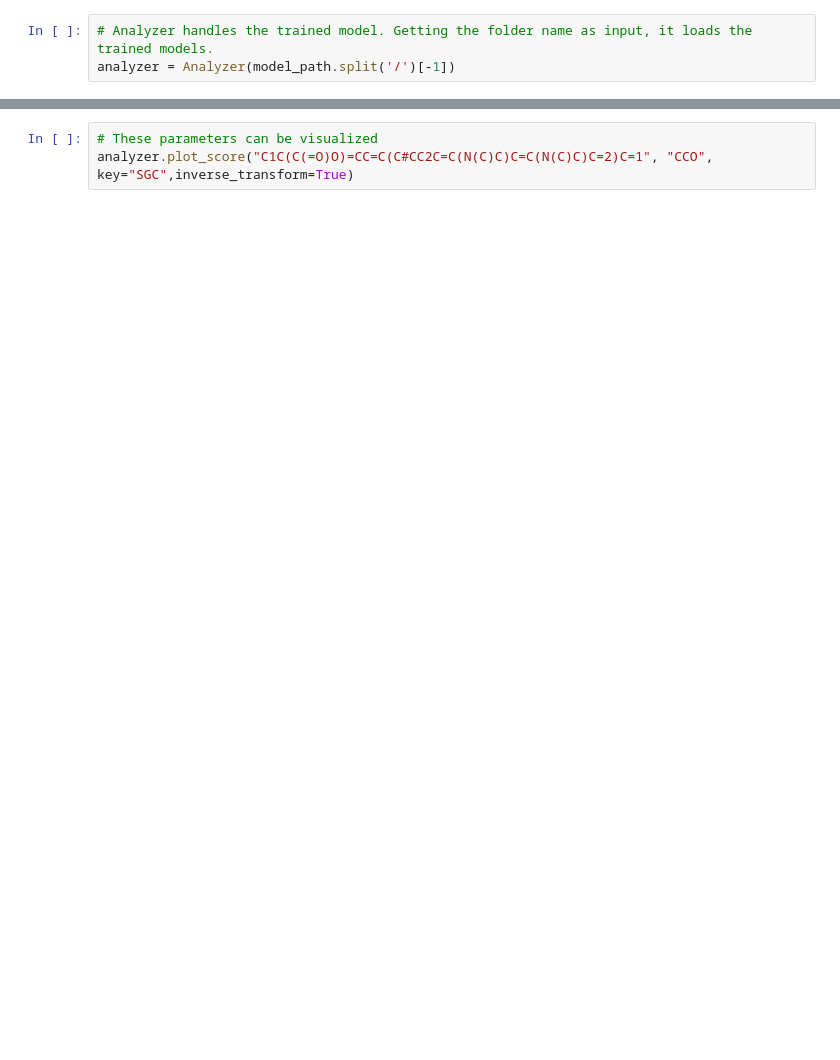
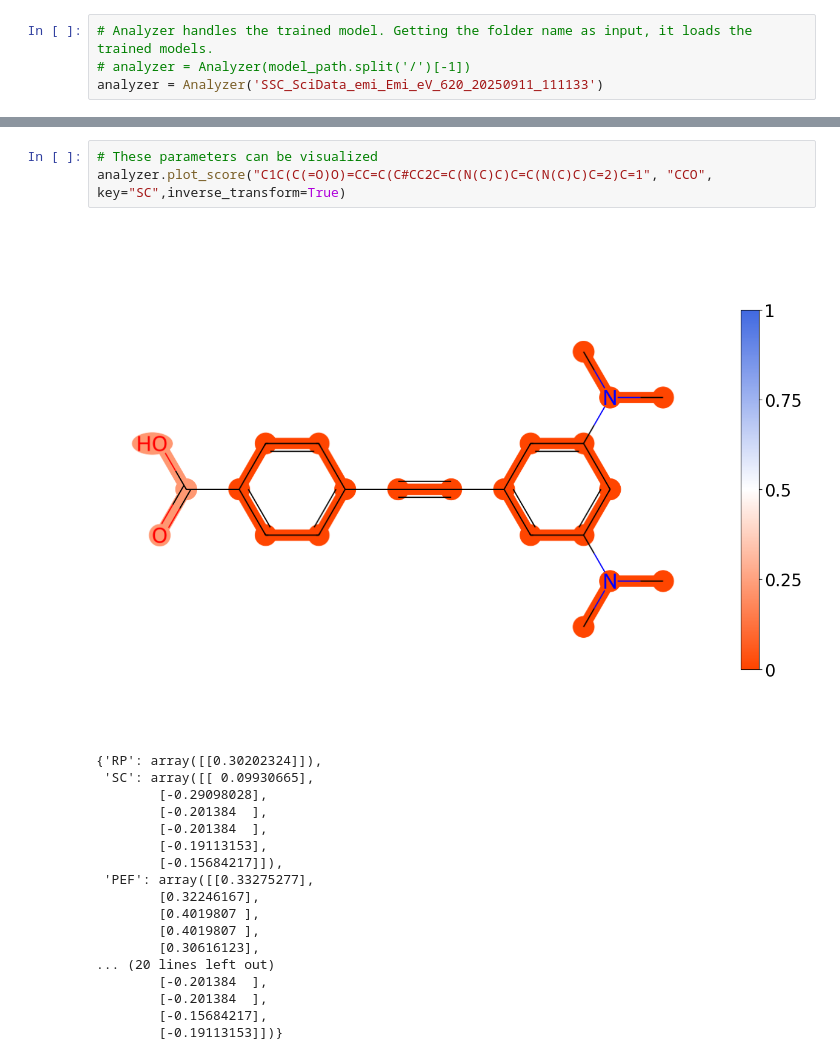
Before and after one commit to ACCA-KU/SSC, a Jupyter notebook: example.ipynb, the cells around one changed output, grey strips where cells are left out. Saved outputs shown, nothing was run; the diff lists cells and outputs as text; blank space fills up the shorter version.

```diff
--- a/example.ipynb
+++ b/example.ipynb
@@ -16,3 +26,4 @@ model_path= train(data="SciData_emi", target=['Emi_eV'])
 # %%
 # Analyzer handles the trained model. Getting the folder name as input, it loads the trained models.
-analyzer = Analyzer(model_path.split('/')[-1])
+# analyzer = Analyzer(model_path.split('/')[-1])
+analyzer = Analyzer('SSC_SciData_emi_Emi_eV_620_20250911_111133')
@@ -25,3 +52,22 @@ analyzer.get_score("C1C(C(=O)O)=CC=C(C#CC2C=C(N(C)C)C=C(N(C)C)C=2)C=1", "CCO", i
 # %%
 # These parameters can be visualized
-analyzer.plot_score("C1C(C(=O)O)=CC=C(C#CC2C=C(N(C)C)C=C(N(C)C)C=2)C=1", "CCO", key="SGC",inverse_transform=True)
+analyzer.plot_score("C1C(C(=O)O)=CC=C(C#CC2C=C(N(C)C)C=C(N(C)C)C=2)C=1", "CCO", key="SC",inverse_transform=True)
+# %% [output]
+[figure, added]
+{'RP': array([[0.30202324]]),
+ 'SC': array([[ 0.09930665],
+        [-0.29098028],
+        [-0.201384  ],
+        [-0.201384  ],
+        [-0.19113153],
+        [-0.15684217]]),
+ 'PEF': array([[0.33275277],
+        [0.32246167],
+        [0.4019807 ],
+        [0.4019807 ],
+        [0.30616123],
+... (20 lines left out)
+        [-0.201384  ],
+        [-0.201384  ],
+        [-0.15684217],
+        [-0.19113153]])}
```
Also changed, not shown: parts of 6 cells of this notebook, 27 other files.
